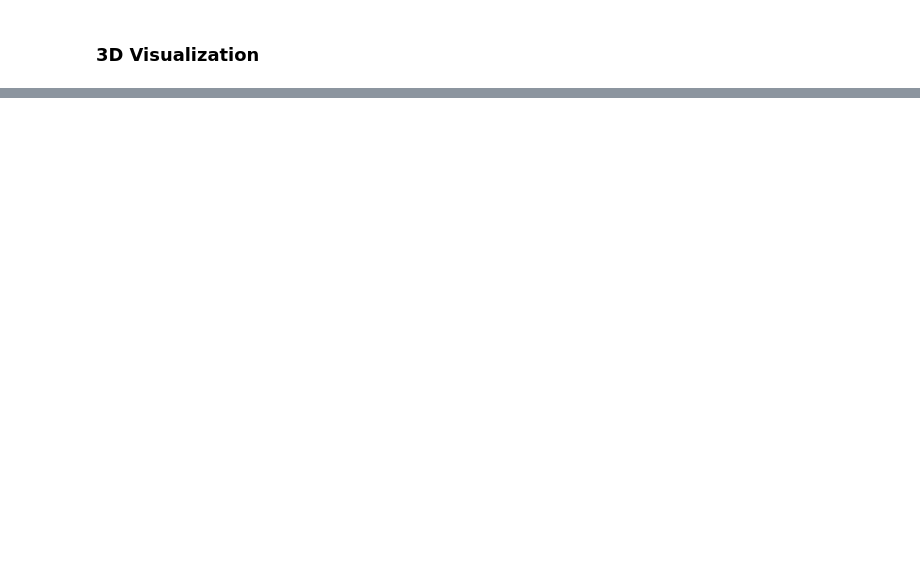
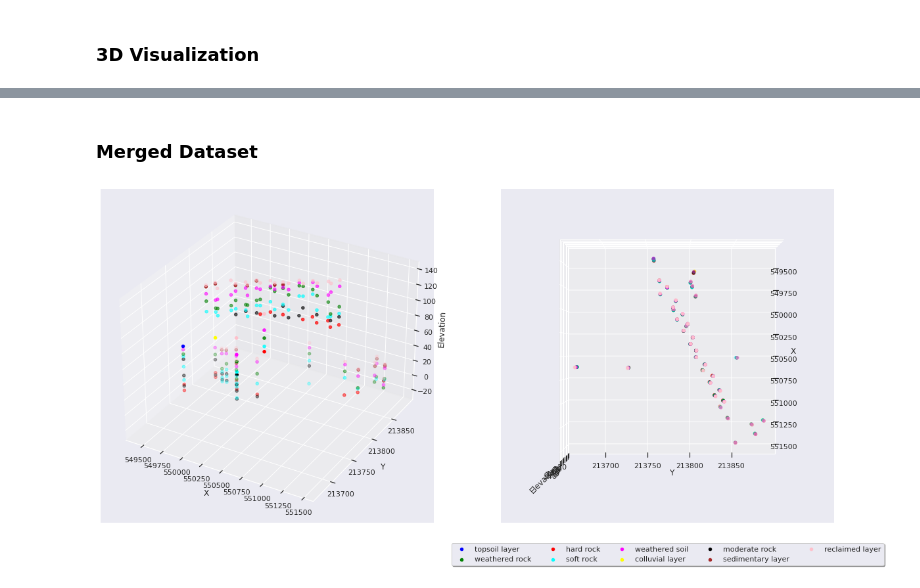
Before and after one commit to daitranskku/soil_properties, a Jupyter notebook: EDA.ipynb, the cells around one changed output, grey strips where cells are left out. Cells and saved outputs as stored; diff of their text form; code cells hidden in the pictures; blank space fills up the shorter version.

```diff
--- a/EDA.ipynb
+++ b/EDA.ipynb
@@ -126,6 +126,12 @@ y_train_ntb = ntb_data['Target'].to_numpy()
 
 X_train_tb = tb_data[['X','Y','Elevation']].to_numpy()
 y_train_tb = tb_data['Target'].to_numpy()
+# %%
+merged_X = []
+merged_y = []
+
+merged_X = np.append(X_train_ntb, X_train_tb, axis = 0)
+merged_y = np.append(y_train_ntb, y_train_tb, axis = 0)
 # %% [markdown]
 ### Unbalanced dataset
 # %%
@@ -183,0 +210,6 @@ plt.show()
+# %% [markdown]
+### **Merged Dataset**
+# %%
+plot_data(merged_X, merged_y, labels, label_colours)
+# %% [output]
+[figure, added]
```
Also changed, not shown: parts of 12 cells of this notebook.
